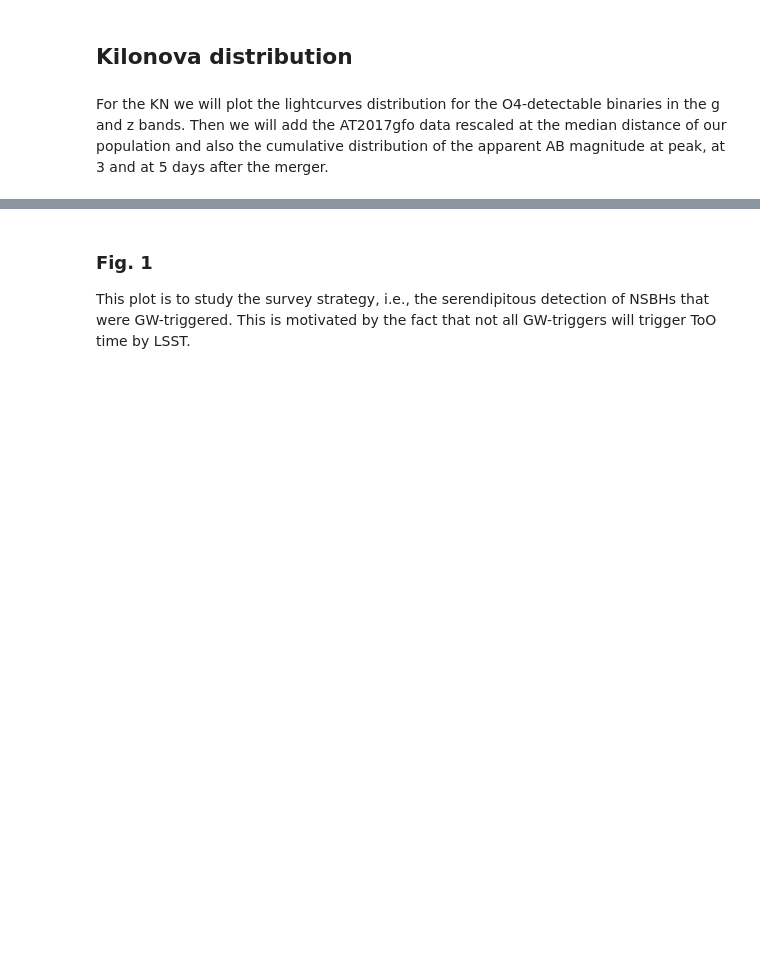
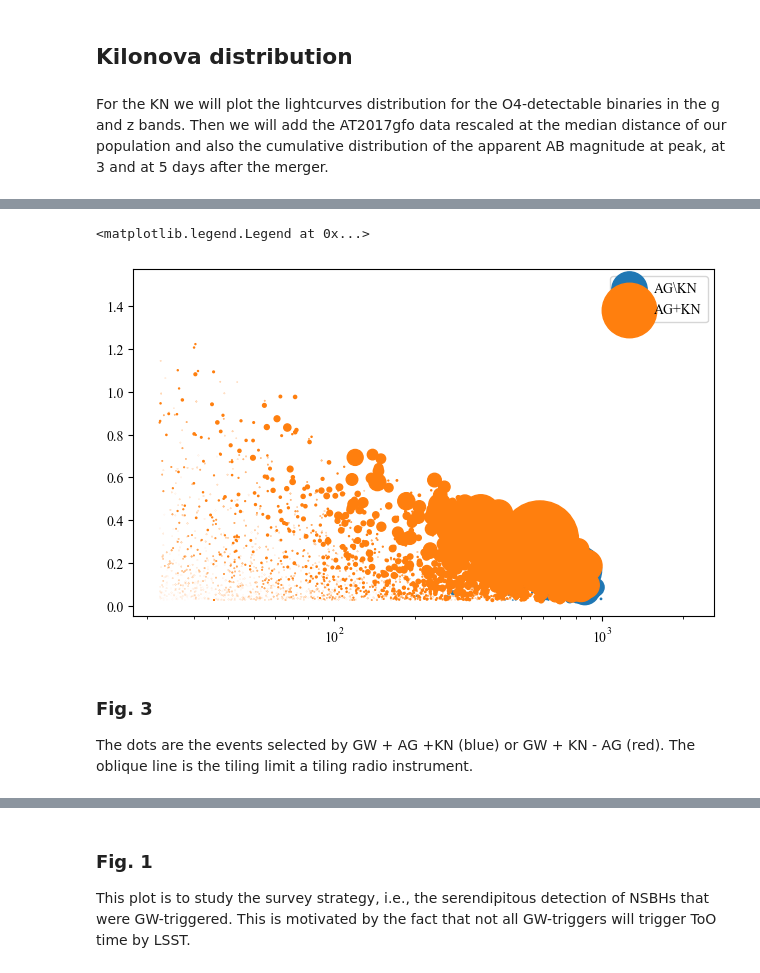
Before and after one commit to acolombo140/O4O5BHNS, a Jupyter notebook: O4BHNS.ipynb, the cells around one changed output, grey strips where cells are left out. Saved outputs shown, nothing was run; the diff lists cells and outputs as text; code cells hidden in the pictures; blank space fills up the shorter version.

```diff
--- a/O4BHNS.ipynb
+++ b/O4BHNS.ipynb
@@ -647,0 +674,13 @@ dsa_survey_cadence = 114 # days
+# %%
+# O5, GEN
+fil_gw = (snr_O5 > 12)
+fil_ag = fil_gw & (m_out>0) & (grb_peak[:,0,1]>0.01)
+fil_kn = fil_gw & (m_out>0) & ((mpk_g < gen_d['g']) | (mpk_z < gen_d['z']))
+
+print("O5 + GEN")
+print(f"Selection by GW {fil_gw.sum()}, {w[fil_gw].sum()}")
+print(f"Selection by GW+KN {fil_kn.sum()}, {w[fil_kn].sum()}")
+print(f"Selection by GW+AG {fil_ag.sum()}, {w[fil_ag].sum()}")
+print(f"Selection by GW+AG+KN {(fil_ag&fil_kn).sum()}, {w[fil_ag&fil_kn].sum()}")
+print(f"Selection by GW+AG-KN {(fil_ag&~fil_kn).sum()}, {w[fil_ag&~fil_kn].sum()}")
+print(f"Selection by GW+AG-KN+GRB {(fil_ag&(~fil_kn)&(prompt_det_fermi)).sum()}, {w[fil_ag&(~fil_kn)&(prompt_det_fermi)].sum()}")
@@ -647,0 +695,15 @@ dsa_survey_cadence = 114 # days
+# %%
+fil = fil_ag&~fil_kn
+plt.scatter(dL[fil], thv[fil], label='AG\KN', s = X * w[fil]/w_0)
+fil = fil_ag&fil_kn
+plt.scatter(dL[fil], thv[fil], label='AG+KN', s = X * w[fil]/w_0)
+
+plt.xscale('log')
+plt.legend()
+# %% [output]
+<matplotlib.legend.Legend at 0x...>
+[figure, added]
+# %% [markdown]
+### Fig. 3
+
+The dots are the events selected by GW + AG +KN (blue) or GW + KN - AG (red). The oblique line is the tiling limit a tiling radio instrument.
```
Also changed, not shown: parts of 38 cells of this notebook.
